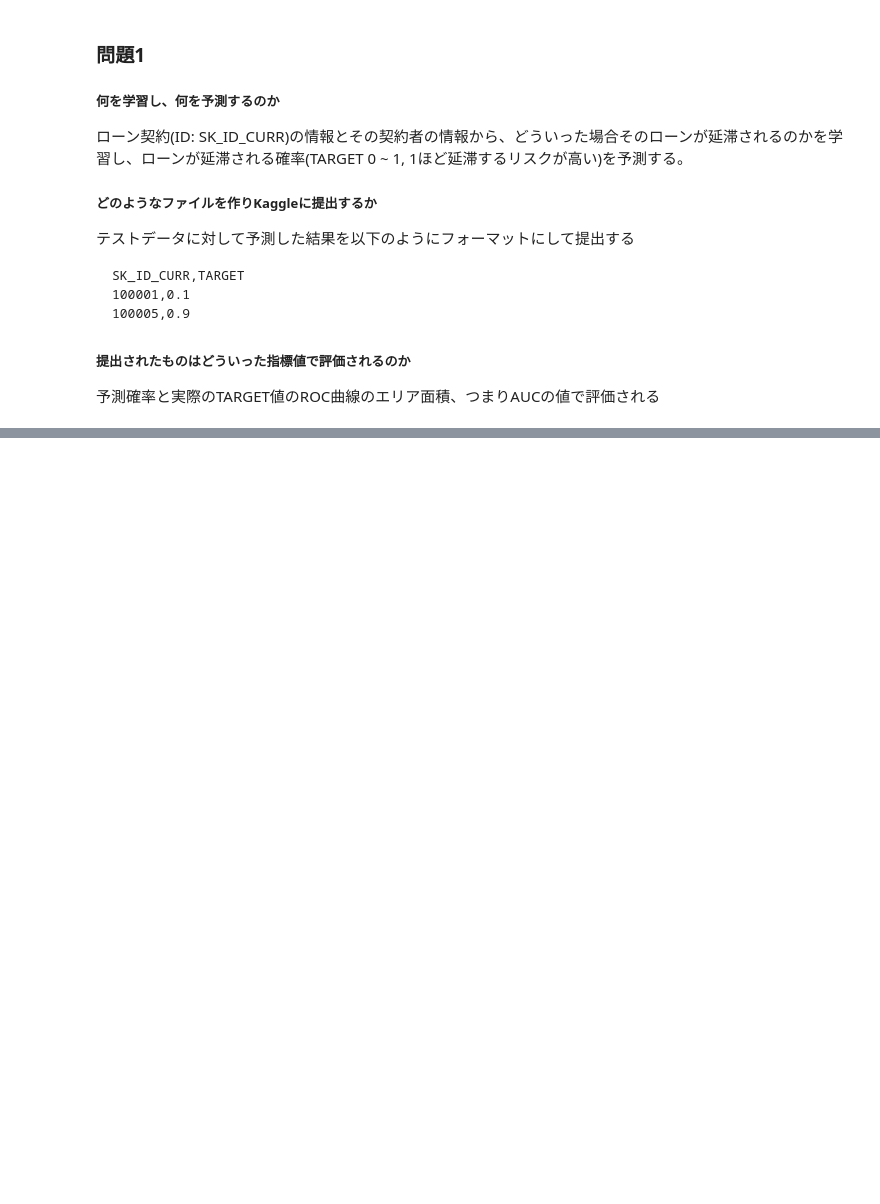
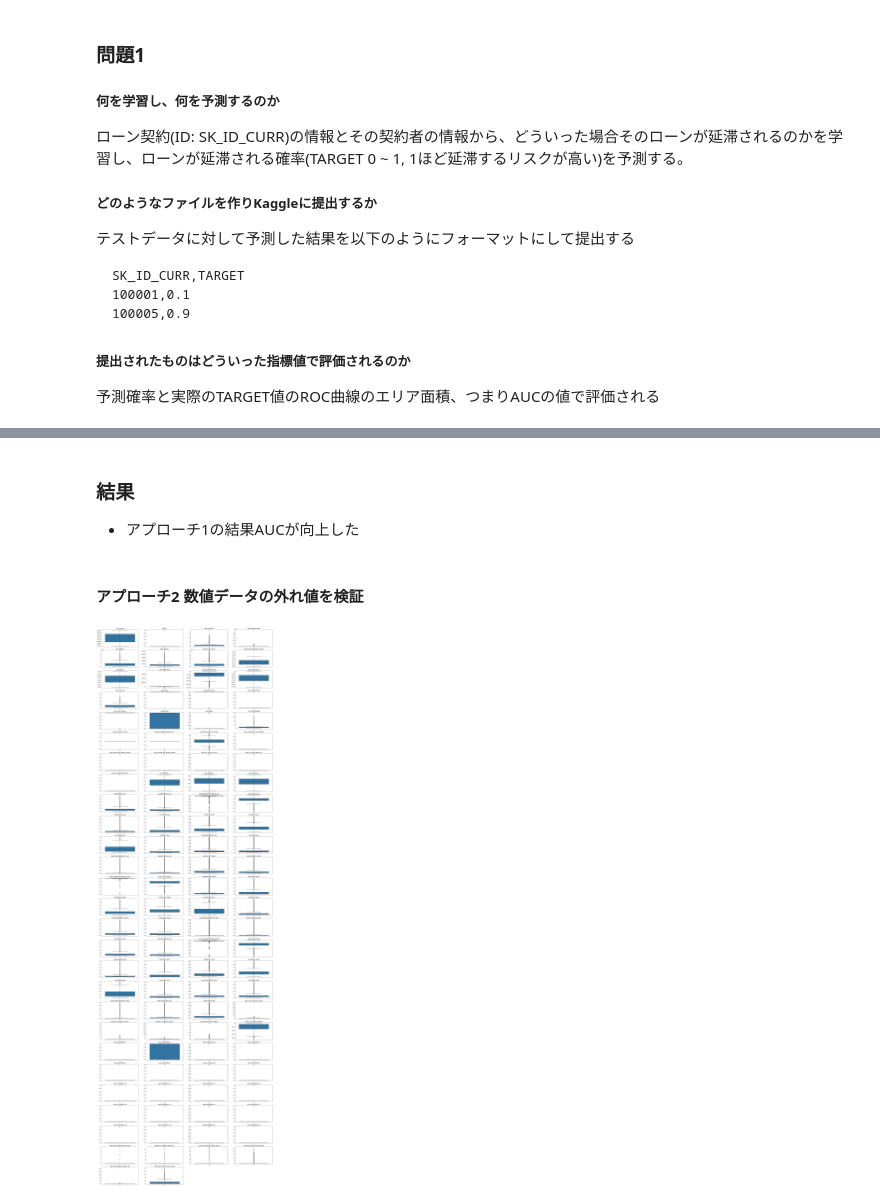
Before and after one commit to yutoJ/ml-learning, a Jupyter notebook: credit_risk_prediction.ipynb, the cells around one changed output, grey strips where cells are left out. Cells and saved outputs as stored; diff of their text form; code cells hidden in the pictures; blank space fills up the shorter version.

```diff
--- a/credit_risk_prediction.ipynb
+++ b/credit_risk_prediction.ipynb
@@ -30,0 +352,14 @@ SK_ID_CURR,TARGET
+# %% [markdown]
+### 結果
+- アプローチ1の結果AUCが向上した
+# %% [markdown]
+#### アプローチ2 数値データの外れ値を検証
+# %%
+plt.figure(figsize=(30, 100))
+for i, col in enumerate(df.select_dtypes(exclude=object).columns):
+    r_num = len(df.select_dtypes(exclude=object).columns)
+    plt.subplot((r_num / 4) + 1,4,i + 1)
+    sns.boxplot(data=df[col])
+    plt.title(col)
+# %% [output]
+[figure, added]
```
Also changed, not shown: parts of 46 cells of this notebook, 2 other files.
